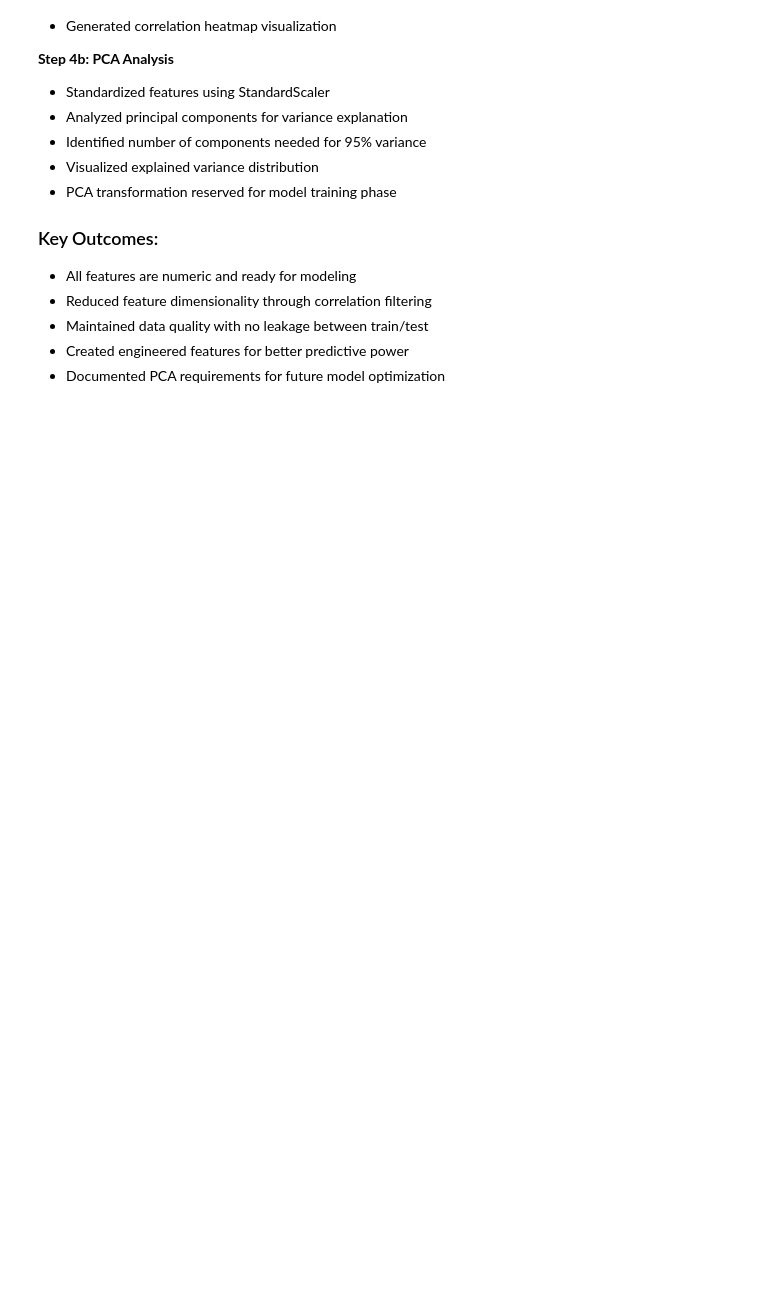
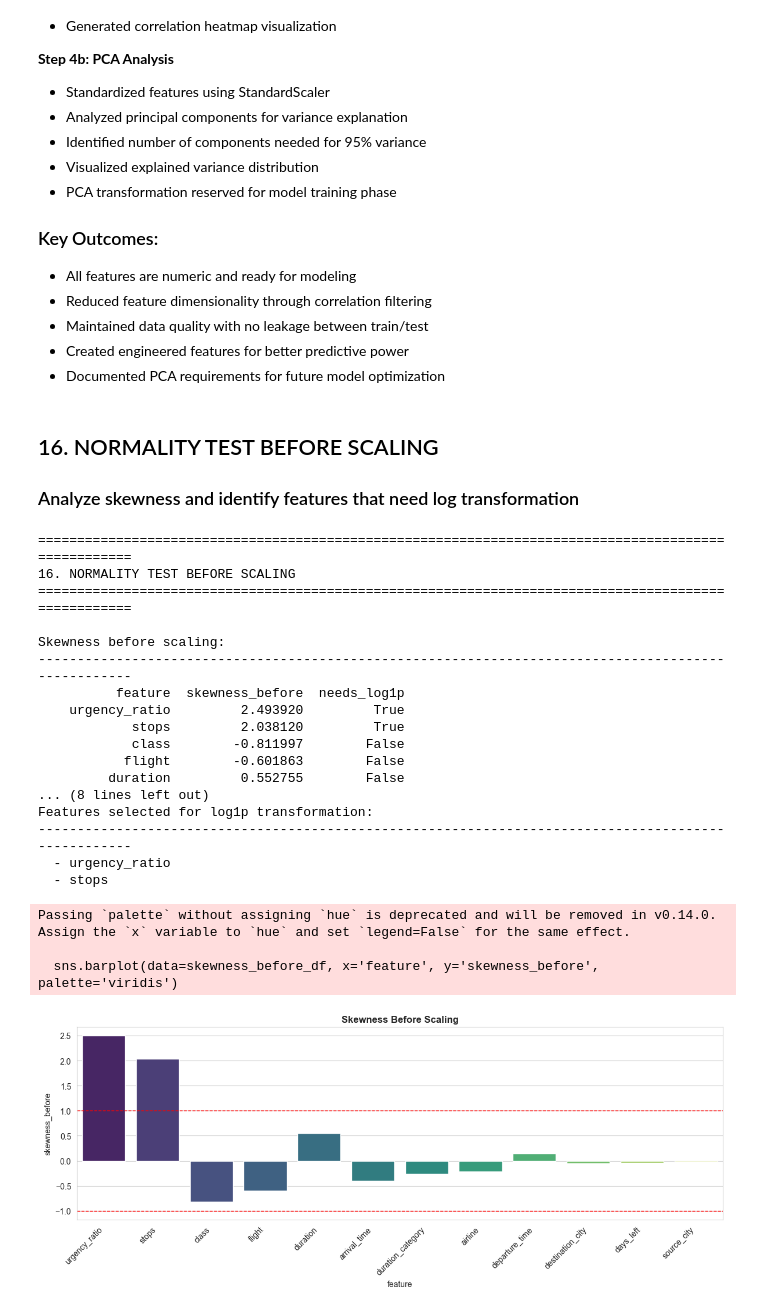
Before and after one commit to SilensVox/Flight-Price-Prediction, a Jupyter notebook: project_comprehensive_eda.ipynb, the cells around one changed output. Drawn from its saved outputs; the diff is of its cells as text; code cells hidden in the pictures; blank space fills up the shorter version.

```diff
--- a/project_comprehensive_eda.ipynb
+++ b/project_comprehensive_eda.ipynb
@@ -2283,3 +2290,69 @@ For now, we will continue with the correlation-filtered features.
 - Maintained data quality with no leakage between train/test
 - Created engineered features for better predictive power
 - Documented PCA requirements for future model optimization
+# %% [markdown]
+## 16. NORMALITY TEST BEFORE SCALING
+### Analyze skewness and identify features that need log transformation
+# %%
+print('=' * 100)
+print('16. NORMALITY TEST BEFORE SCALING')
+print('=' * 100)
+
+# Use the correlation-filtered data for the remaining modeling steps.
+model_features = X_train_reduced.columns.tolist()
+
+skewness_before_scaling = X_train_reduced[model_features].skew()
+skewness_before_df = pd.DataFrame({
+    'feature': model_features,
+    'skewness_before': skewness_before_scaling.values
+})
+skewness_before_df['abs_skewness'] = skewness_before_df['skewness_before'].abs()
+skewness_before_df['needs_log1p'] = skewness_before_df['abs_skewness'] > 1.0
+skewness_before_df = skewness_before_df.sort_values('abs_skewness', ascending=False)
+
+print('\nSkewness before scaling:')
+print('-' * 100)
+print(skewness_before_df[['feature', 'skewness_before', 'needs_log1p']].to_string(index=False))
+
+highly_skewed_features = skewness_before_df.loc[
+    skewness_before_df['needs_log1p'], 'feature'
+].tolist()
+
+print('\nFeatures selected for log1p transformation:')
+print('-' * 100)
+if highly_skewed_features:
+    for feature_name in highly_skewed_features:
+        print(f'  - {feature_name}')
+else:
+    print('  None')
+
+plt.figure(figsize=(12, 5))
+sns.barplot(data=skewness_before_df, x='feature', y='skewness_before', palette='viridis')
+plt.axhline(1.0, color='red', linestyle='--', linewidth=1)
+plt.axhline(-1.0, color='red', linestyle='--', linewidth=1)
+plt.title('Skewness Before Scaling', fontweight='bold')
+plt.xticks(rotation=45, ha='right')
+plt.tight_layout()
+plt.show()
+# %% [output]
+====================================================================================================
+16. NORMALITY TEST BEFORE SCALING
+====================================================================================================
+
+Skewness before scaling:
+----------------------------------------------------------------------------------------------------
+          feature  skewness_before  needs_log1p
+    urgency_ratio         2.493920         True
+            stops         2.038120         True
+            class        -0.811997        False
+           flight        -0.601863        False
+         duration         0.552755        False
+... (8 lines left out)
+Features selected for log1p transformation:
+----------------------------------------------------------------------------------------------------
+  - urgency_ratio
+  - stops
+Passing `palette` without assigning `hue` is deprecated and will be removed in v0.14.0. Assign the `x` variable to `hue` and set `legend=False` for the same effect.
+
+  sns.barplot(data=skewness_before_df, x='feature', y='skewness_before', palette='viridis')
+[figure, added]
```
Also changed, not shown: parts of 10 cells of this notebook.
